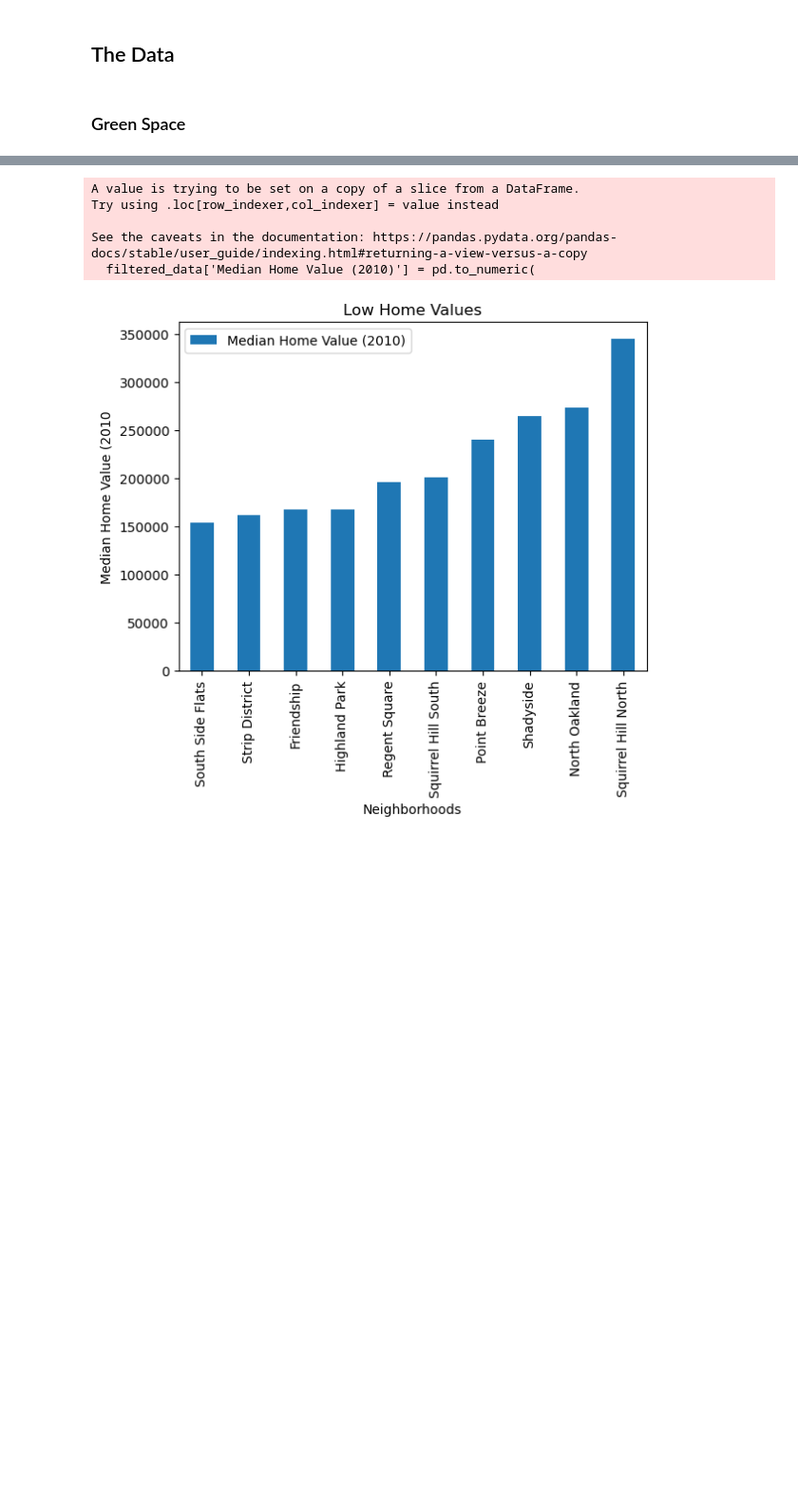
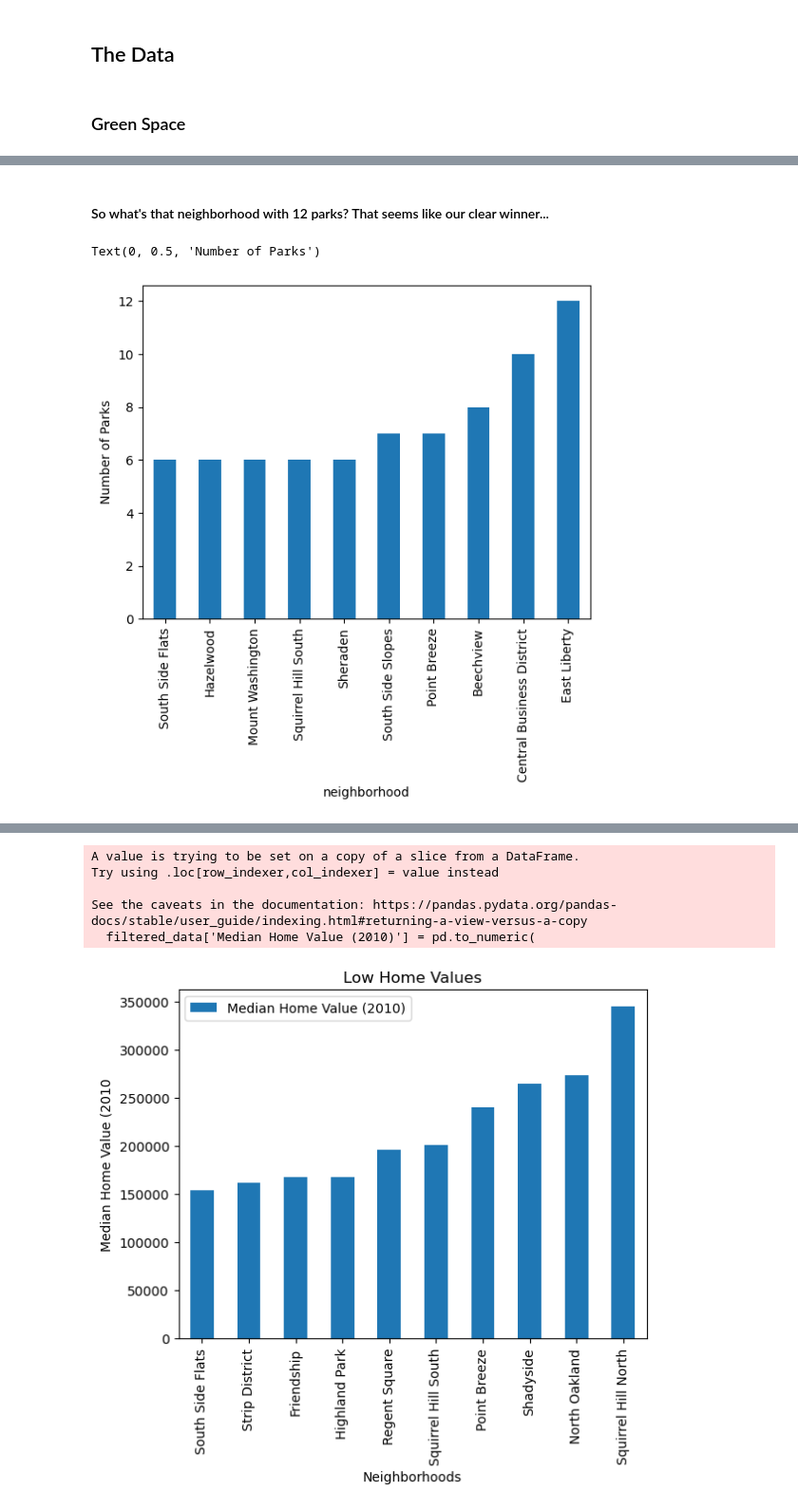
Before and after one commit to nschaab2005/CMPINF-0010-Final-Project, a Jupyter notebook: Presentation-Final.ipynb, the cells around one changed output, grey strips where cells are left out. Shown at 95% size. Drawn from its saved outputs; the diff is of its cells as text; code cells hidden in the pictures; blank space fills up the shorter version.

```diff
--- a/Presentation-Final.ipynb
+++ b/Presentation-Final.ipynb
@@ -41,0 +139,8 @@ Noah: I personally have never heard of Perry North before but looking at photos
+# %% [markdown]
+#### So what's that neighborhood with 12 parks? That seems like our clear winner...
+# %%
+parks_data_by_neighborhood['neighborhood'].value_counts(ascending=True).tail(10).plot(kind='bar')
+plt.ylabel('Number of Parks')
+# %% [output]
+Text(0, 0.5, 'Number of Parks')
+[figure, added]
```
Also changed, not shown: parts of 28 cells of this notebook.
